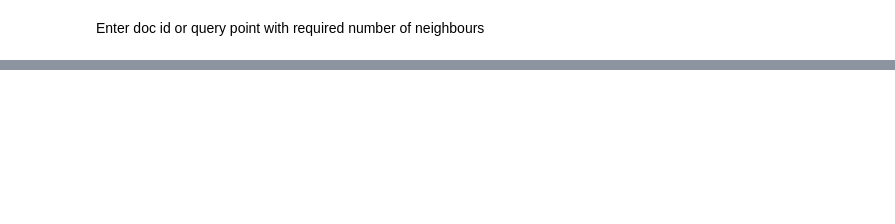
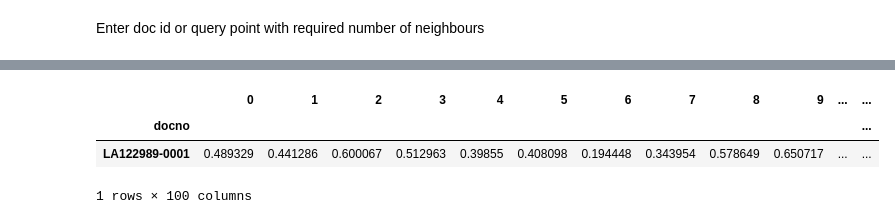
Before and after one commit to diptesh1997/constrained-clustering, a Jupyter notebook: neighbors/KNN.ipynb, the cells around one changed output, grey strips where cells are left out. Cells and saved outputs as stored; diff of their text form; code cells hidden in the pictures; blank space fills up the shorter version.

```diff
--- a/neighbors/KNN.ipynb
+++ b/neighbors/KNN.ipynb
@@ -44,5 +28,11 @@ distance_frame
 # %%
 query_point=distance_frame[distance_frame.index==Docid]
+query_point
+# %% [output]
+|  | 0 | 1 | 2 | 3 | 4 | 5 | 6 | 7 | 8 | 9 | ... | ... |
+| docno |  |  |  |  |  |  |  |  |  |  |  | ... |
+| LA122989-0001 | 0.489329 | 0.441286 | 0.600067 | 0.512963 | 0.39855 | 0.408098 | 0.194448 | 0.343954 | 0.578649 | 0.650717 | ... | ... |
+1 rows × 100 columns
 # %%
 from scipy.spatial import distance
 ary = distance.cdist(distance_frame, query_point, metric='euclidean')
```
Also changed, not shown: parts of 6 cells of this notebook, 1 other file.
